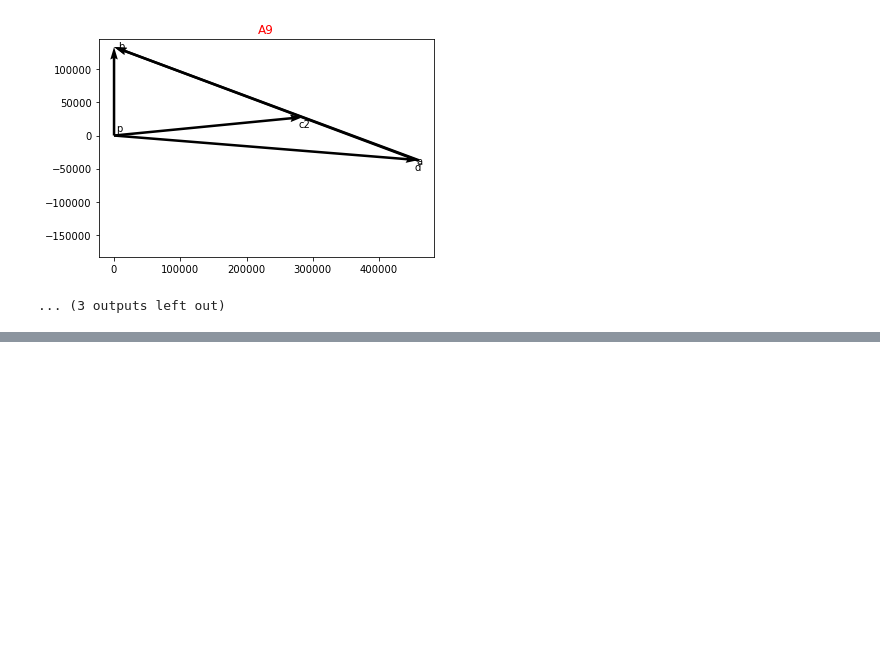
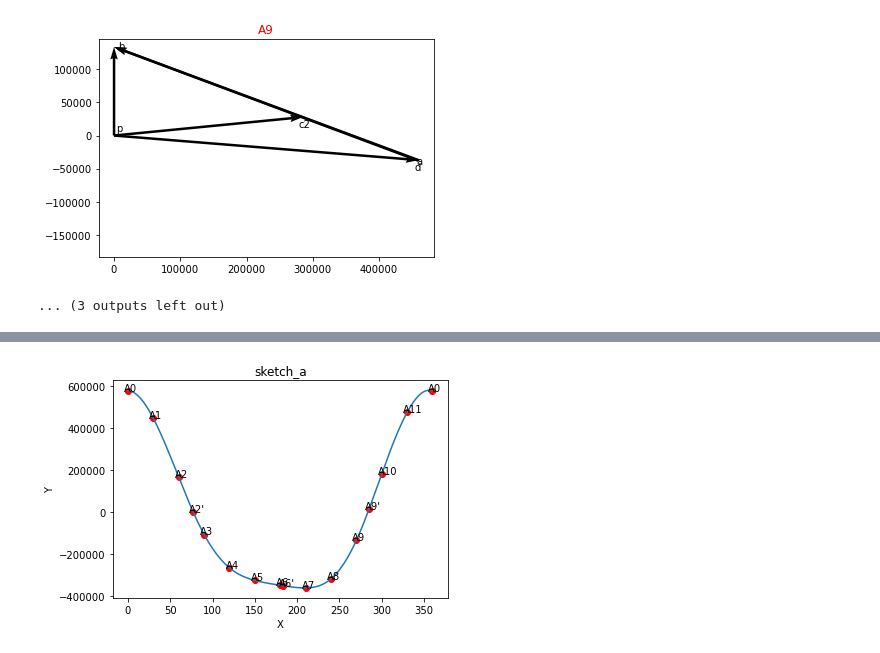
Before and after one commit to dzylikecode/SCUT_3_Principles-of-Mechanism, a Jupyter notebook: experiment/code/simple.ipynb, the cells around one changed output, grey strips where cells are left out. Drawn from its saved outputs; the diff is of its cells as text; code cells hidden in the pictures; blank space fills up the shorter version.

```diff
--- a/experiment/code/simple.ipynb
+++ b/experiment/code/simple.ipynb
@@ -412,0 +426,5 @@ for vel in vel_list:
+# %%
+B_acc_list = [acc.a_OB.imag for acc in acc_list]
+graphic.draw_sketch_a(angle_list, B_acc_list, 'sketch_a')
+# %% [output]
+[figure, added]
```
Also changed, not shown: parts of 4 cells of this notebook, 3 other files.
